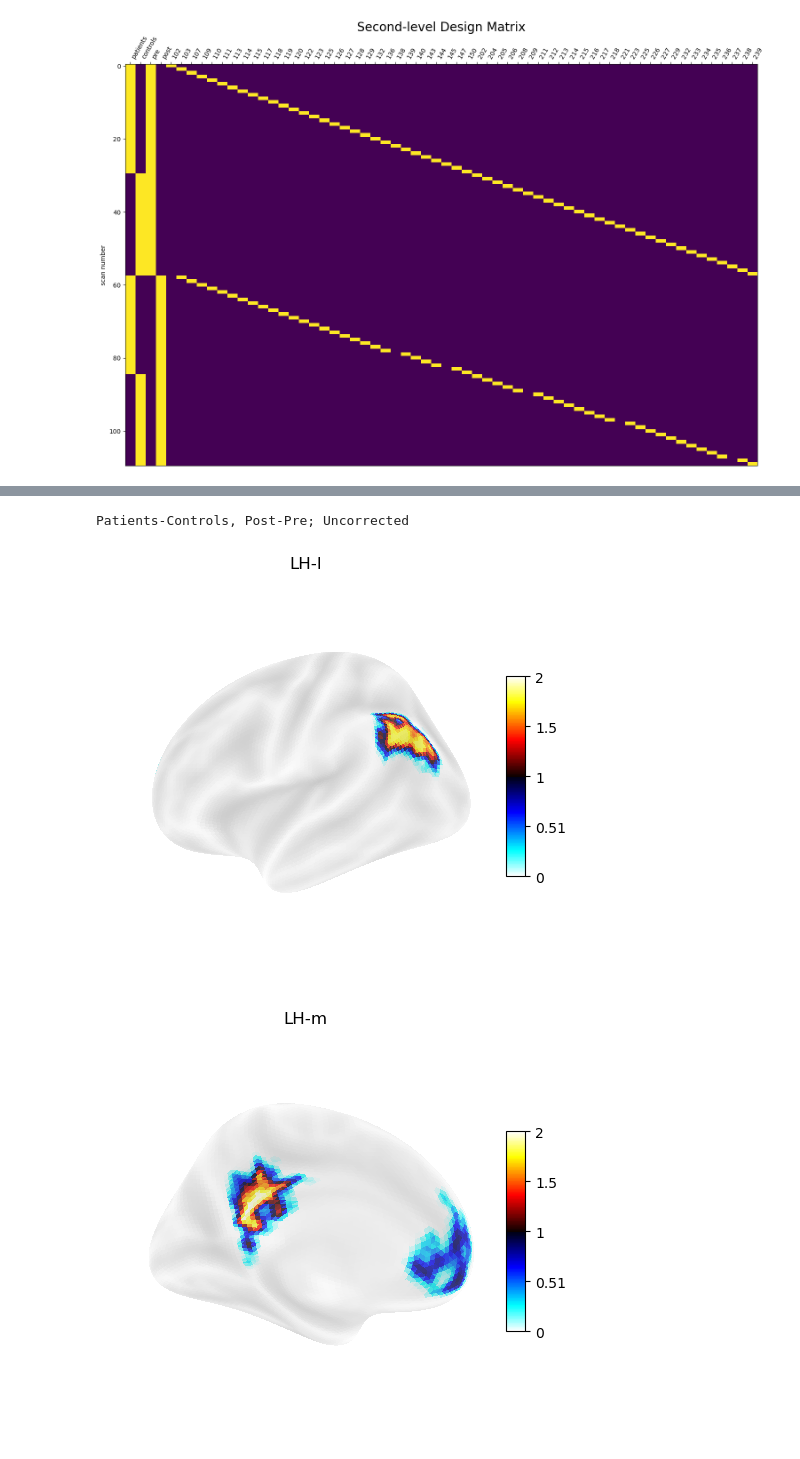
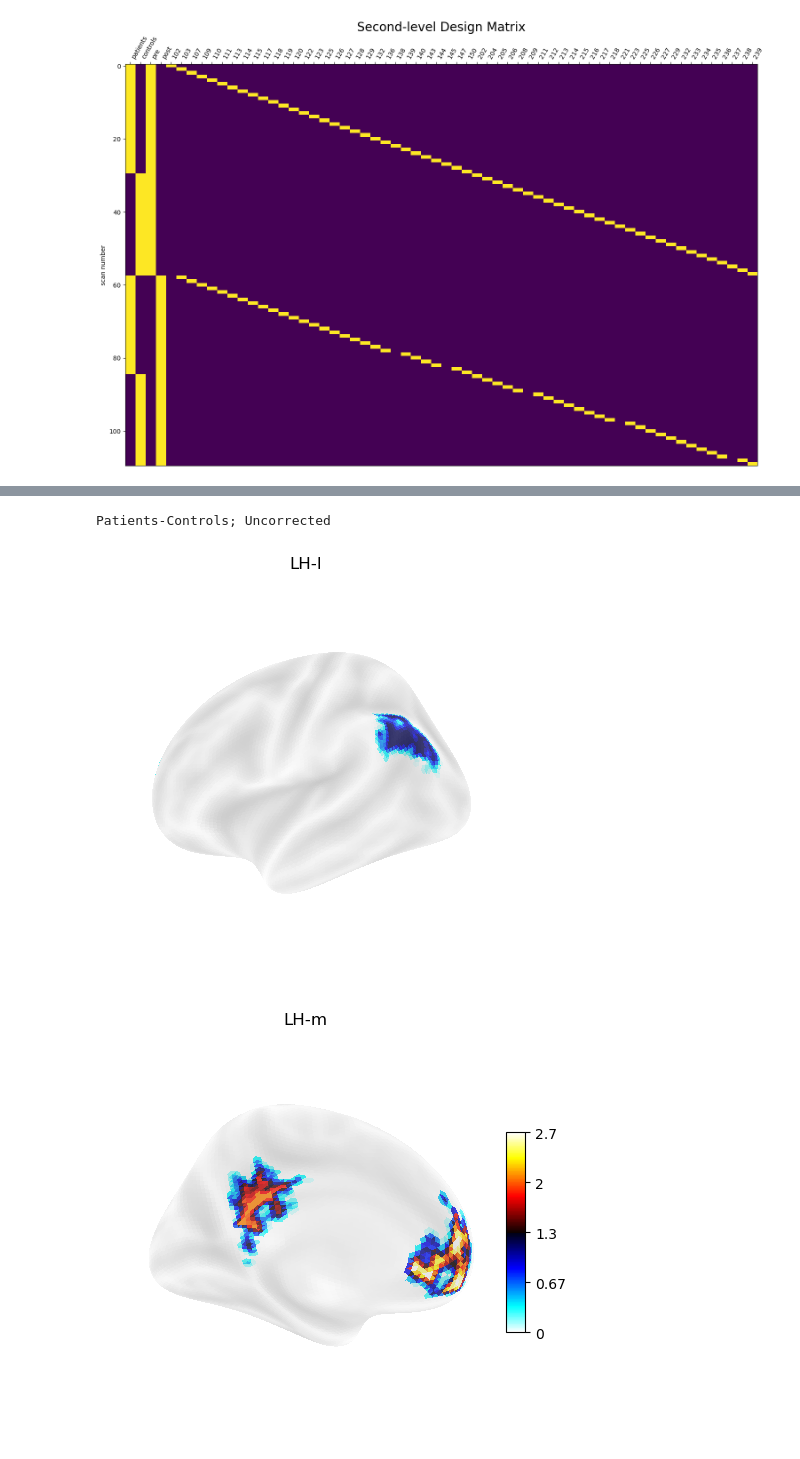
Before and after one commit to gillgrennan/self-other_ms, a Jupyter notebook: self-other_dmn_roi_analysis.ipynb, the cells around one changed output, grey strips where cells are left out. Saved outputs shown, nothing was run; the diff lists cells and outputs as text; code cells hidden in the pictures.

```diff
--- a/self-other_dmn_roi_analysis.ipynb
+++ b/self-other_dmn_roi_analysis.ipynb
@@ -821,8 +821,8 @@ basic_contrasts = {
 
 contrasts = {
     "Patients-Controls, Post-Pre": (basic_contrasts["patients"]-basic_contrasts["controls"]+basic_contrasts["post"]-basic_contrasts["pre"]),
-#    "Post-Pre": (basic_contrasts["post"]-basic_contrasts["pre"]),
-#    "Patients-Controls": (basic_contrasts["patients"]-basic_contrasts["controls"]),
+    "Post-Pre": (basic_contrasts["post"]-basic_contrasts["pre"]),
+    "Patients-Controls": (basic_contrasts["patients"]-basic_contrasts["controls"]),
     }
 contrasts
 
@@ -841,7 +843,7 @@ from nilearn import plotting
 
 p001_unc = norm.isf(0.001)
 
-contrast_id = 'Patients-Controls, Post-Pre'
+contrast_id = 'Patients-Controls'
 
 contrast_val = contrasts[contrast_id]
 print(f"{contrast_id}; p<0.001 uncorrected")
@@ -871,37 +873,37 @@ import matplotlib.pyplot as plt
 from nilearn import plotting
 
 p001_unc = norm.isf(0.001)
 
-contrast_id = 'Patients-Controls, Post-Pre'
+contrast_id = 'Patients-Controls'
 contrast_val = contrasts[contrast_id]
 print(f"{contrast_id}; Uncorrected")
 
 z_map = plotimg
 
 fsaverage = datasets.fetch_surf_fsaverage(mesh="fsaverage5")
 
-texture_left = vol_to_surf(z_map, fsaverage.pial_left)
-texture_right = vol_to_surf(z_map, fsaverage.pial_right)
+texture_left = vol_to_surf(z_map, fsaverage.pial_left,interpolation='nearest')
+texture_right = vol_to_surf(z_map, fsaverage.pial_right,interpolation='nearest')
 
 plotting.plot_surf_stat_map(fsaverage.infl_left, texture_left, hemi='left', view='lateral',
-    title="LH-l", colorbar=True, bg_map=fsaverage.sulc_left, bg_on_data=True)
+    title="LH-l", colorbar=False, bg_map=fsaverage.sulc_left, bg_on_data=True)
 plotting.show()
 
 plotting.plot_surf_stat_map(
     fsaverage.infl_left, texture_left, hemi='left', view='medial',
     title="LH-m", colorbar=True, bg_map=fsaverage.sulc_left, bg_on_data=True)
 plotting.show()
 
 plotting.plot_surf_stat_map(
     fsaverage.infl_right, texture_right, hemi='right', view='lateral',
     title="RH-l", colorbar=True, bg_map=fsaverage.sulc_right, bg_on_data=True)
 plotting.show()
 
 plotting.plot_surf_stat_map(
     fsaverage.infl_right, texture_right, hemi='right', view='medial',
     title="RH-m", colorbar=True, bg_map=fsaverage.sulc_right, bg_on_data=True)
 plotting.show()
 # %% [output]
-Patients-Controls, Post-Pre; Uncorrected
+Patients-Controls; Uncorrected
-[figure, old version]
+[figure, new version]
-[figure, old version]
+[figure, new version]
```
Also changed, not shown: parts of 8 cells of this notebook.
